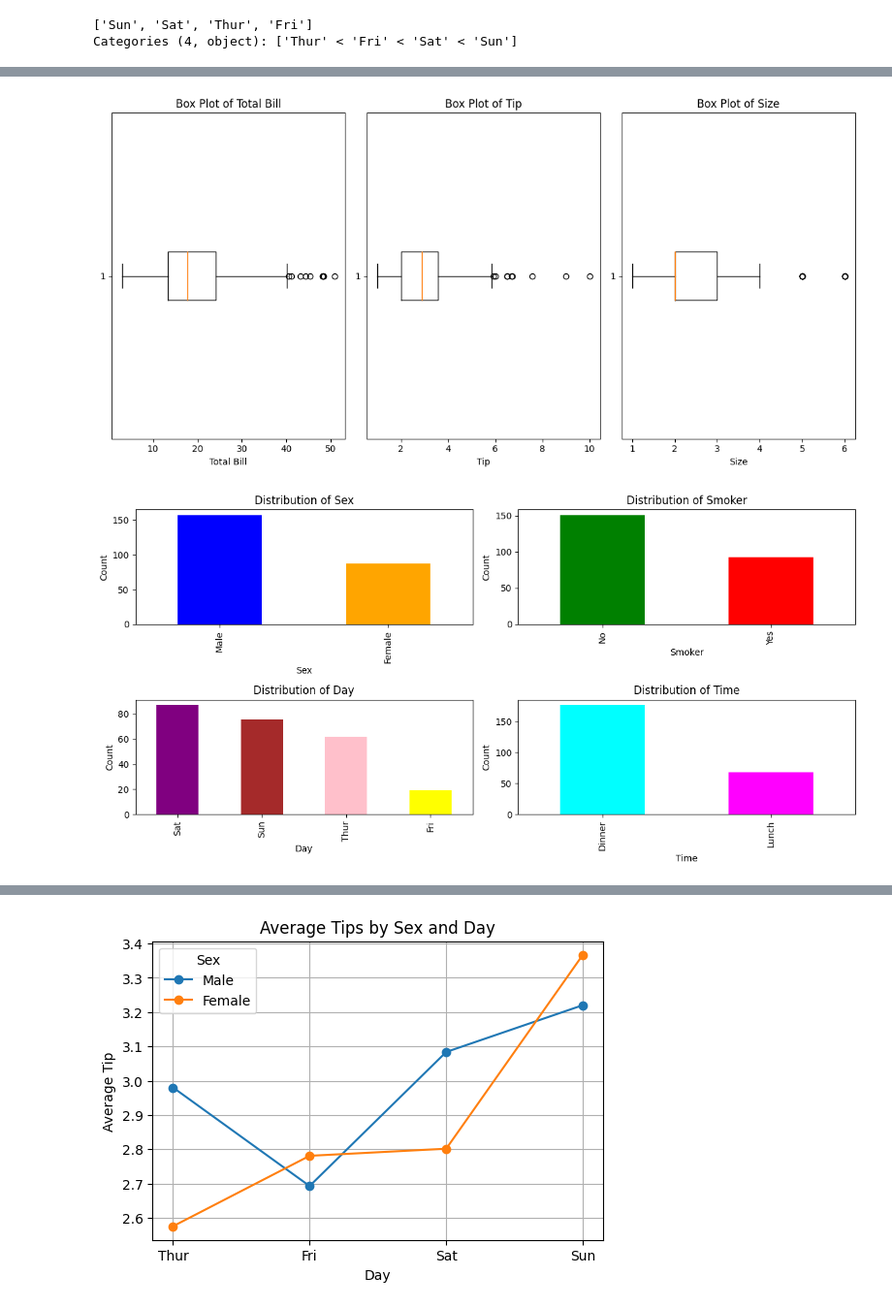
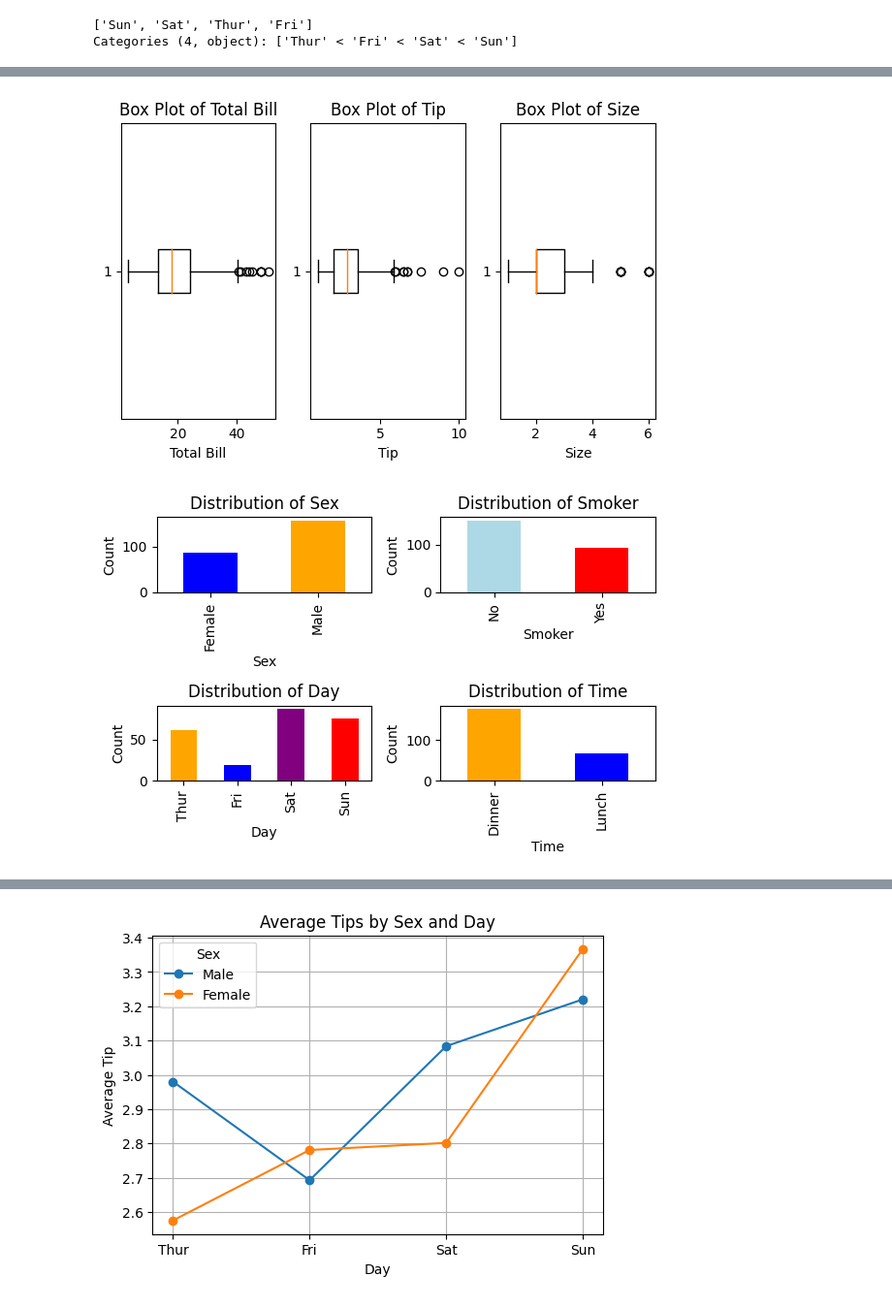
Before and after one commit to thanapat2304/Work, a Jupyter notebook: tips.ipynb, the cells around one changed output, grey strips where cells are left out. Shown: that part at 97% size. Saved outputs shown, nothing was run; the diff lists cells and outputs as text; code cells hidden in the pictures.

```diff
--- a/tips.ipynb
+++ b/tips.ipynb
@@ -108,51 +108,55 @@ plt.show()
 # %%
-plt.figure(figsize=(12, 6))
+plt.figure(figsize=(6, 4))
 
 plt.subplot(1, 3, 1)
 plt.boxplot(tips_project['total_bill'], vert=False)
 plt.title('Box Plot of Total Bill')
 plt.xlabel('Total Bill')
 
 plt.subplot(1, 3, 2)
 plt.boxplot(tips_project['tip'], vert=False)
 plt.title('Box Plot of Tip')
 plt.xlabel('Tip')
 
 plt.subplot(1, 3, 3)
 plt.boxplot(tips_project['size'], vert=False)
 plt.title('Box Plot of Size')
 plt.xlabel('Size')
 
 plt.tight_layout()
 plt.show()
 # %% [output]
-[figure, old version]
+[figure, new version]
 # %%
-plt.figure(figsize=(12, 6))
+plt.figure(figsize=(6, 4))
 
 plt.subplot(2, 2, 1)
-tips_project['sex'].value_counts().plot(kind='bar', color=['blue', 'orange'])
+sex1 = ['Female', 'Male']
+sex_counts = tips_project['sex'].value_counts().reindex(sex1)
+sex_counts.plot(kind='bar', color=['blue','orange'])
 plt.title('Distribution of Sex')
 plt.xlabel('Sex')
 plt.ylabel('Count')
 
 # สร้างกราฟแท่งสำหรับ smoker
 plt.subplot(2, 2, 2)
-tips_project['smoker'].value_counts().plot(kind='bar', color=['green', 'red'])
+tips_project['smoker'].value_counts().plot(kind='bar', color=['lightblue', 'red'])
 plt.title('Distribution of Smoker')
 plt.xlabel('Smoker')
 plt.ylabel('Count')
 
 # สร้างกราฟแท่งสำหรับ day
 plt.subplot(2, 2, 3)
-tips_project['day'].value_counts().plot(kind='bar', color=['purple', 'brown', 'pink', 'yellow'])
+day1 = ['Thur', 'Fri', 'Sat', 'Sun']
+day_counts = tips_project['day'].value_counts().reindex(day1)
+day_counts.plot(kind='bar', color=['orange', 'blue', 'purple', 'red'])
 plt.title('Distribution of Day')
 plt.xlabel('Day')
 plt.ylabel('Count')
 
 # สร้างกราฟแท่งสำหรับ time
 plt.subplot(2, 2, 4)
-tips_project['time'].value_counts().plot(kind='bar', color=['cyan', 'magenta'])
+tips_project['time'].value_counts().plot(kind='bar', color=['orange','blue'])
 plt.title('Distribution of Time')
 plt.xlabel('Time')
 plt.ylabel('Count')
@@ -160,4 +164,4 @@ plt.ylabel('Count')
 plt.tight_layout()
 plt.show()
 # %% [output]
-[figure, old version]
+[figure, new version]
```
Also changed, not shown: parts of 16 cells of this notebook.
